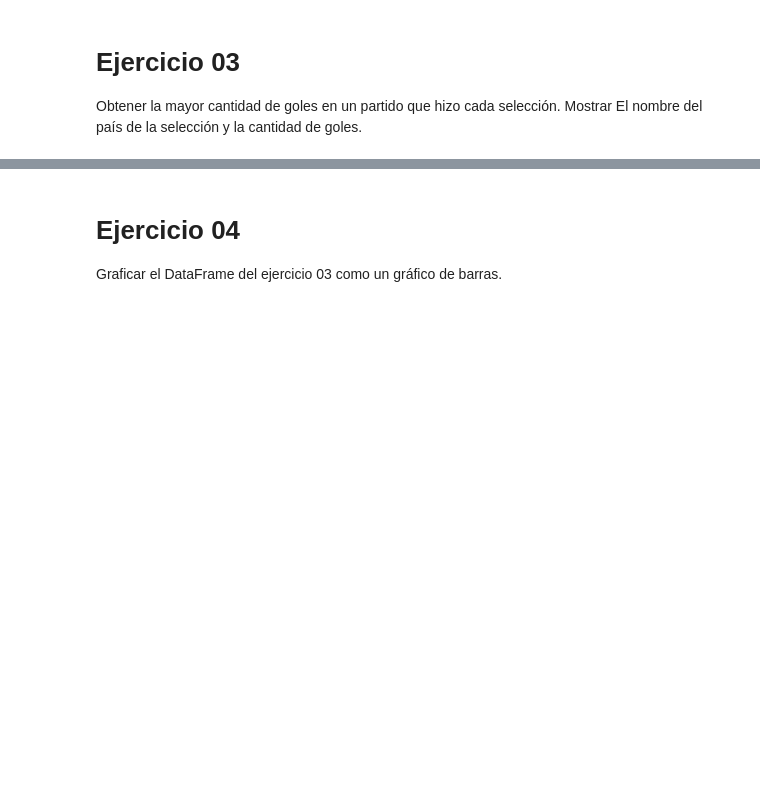
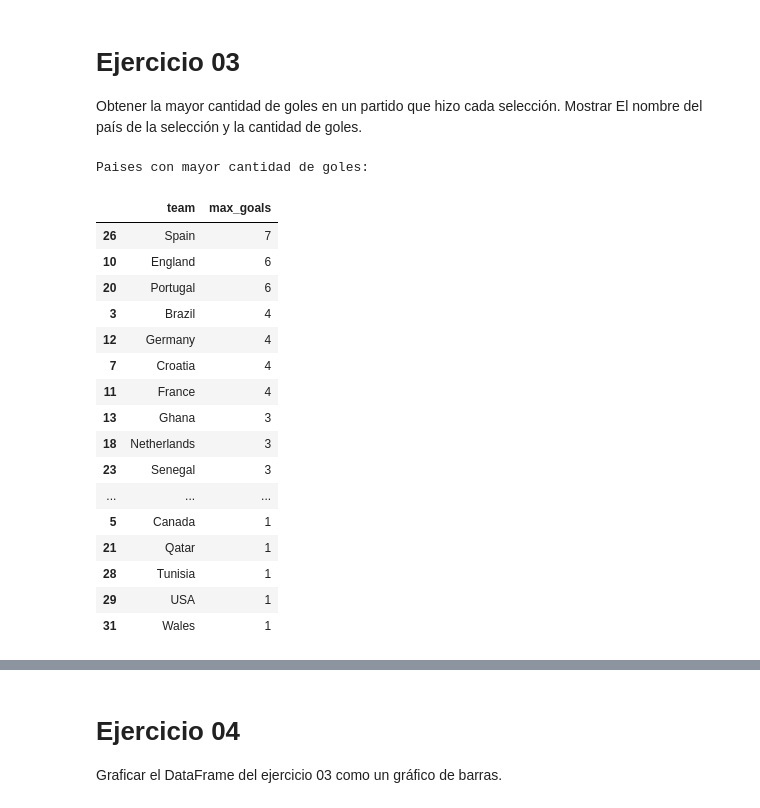
Before and after one commit to baubyte/HerramientasDeSoftwareParaElAnalisisDeDatos, a Jupyter notebook: Tema_5/Ejercicios/Semana_05_Practica_05.ipynb, the cells around one changed output, grey strips where cells are left out. Drawn from its saved outputs; the diff is of its cells as text; code cells hidden in the pictures; blank space fills up the shorter version.

```diff
--- a/Tema_5/Ejercicios/Semana_05_Practica_05.ipynb
+++ b/Tema_5/Ejercicios/Semana_05_Practica_05.ipynb
@@ -158,3 +158,31 @@ Paises participantes:
 # Ejercicio 03
 
 Obtener la mayor cantidad de goles en un partido que hizo cada selección. Mostrar El nombre del país de la selección y la cantidad de goles.
+# %%
+df_scores_team1 = df_wc_matches.groupby('team1').aggregate({'score1': 'max'}).rename(columns={'score1': 'max_score'})
+df_scores_team2 = df_wc_matches.groupby('team2').aggregate({'score2': 'max'}).rename(columns={'score2': 'max_score'})
+df_scores_teams_concat = pd.concat([df_scores_team1, df_scores_team2])
+df_teams_scores = df_scores_teams_concat.groupby(df_scores_teams_concat.index)['max_score'].max()
+df_teams_scores = df_teams_scores.reset_index()
+df_teams_scores.columns = ['team', 'max_goals']
+print("Paises con mayor cantidad de goles:")
+display(df_teams_scores.sort_values(by='max_goals', ascending=False))
+# %% [output]
+Paises con mayor cantidad de goles:
+|  | team | max_goals |
+| 26 | Spain | 7 |
+| 10 | England | 6 |
+| 20 | Portugal | 6 |
+| 3 | Brazil | 4 |
+| 12 | Germany | 4 |
+| 7 | Croatia | 4 |
+| 11 | France | 4 |
+| 13 | Ghana | 3 |
+| 18 | Netherlands | 3 |
+| 23 | Senegal | 3 |
+| ... | ... | ... |
+| 5 | Canada | 1 |
+| 21 | Qatar | 1 |
+| 28 | Tunisia | 1 |
+| 29 | USA | 1 |
+| 31 | Wales | 1 |
```
Also changed, not shown: parts of 2 cells of this notebook.
